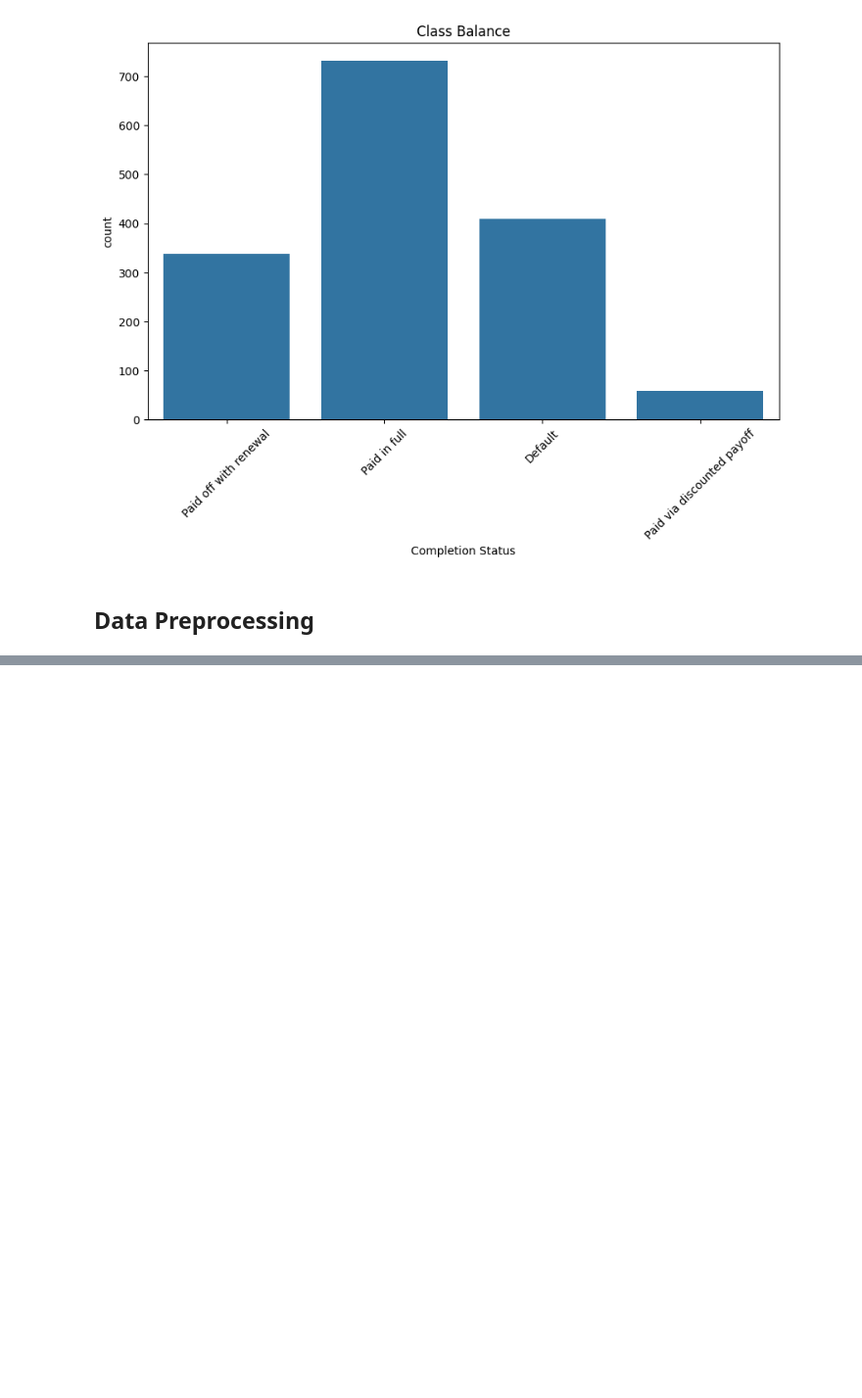
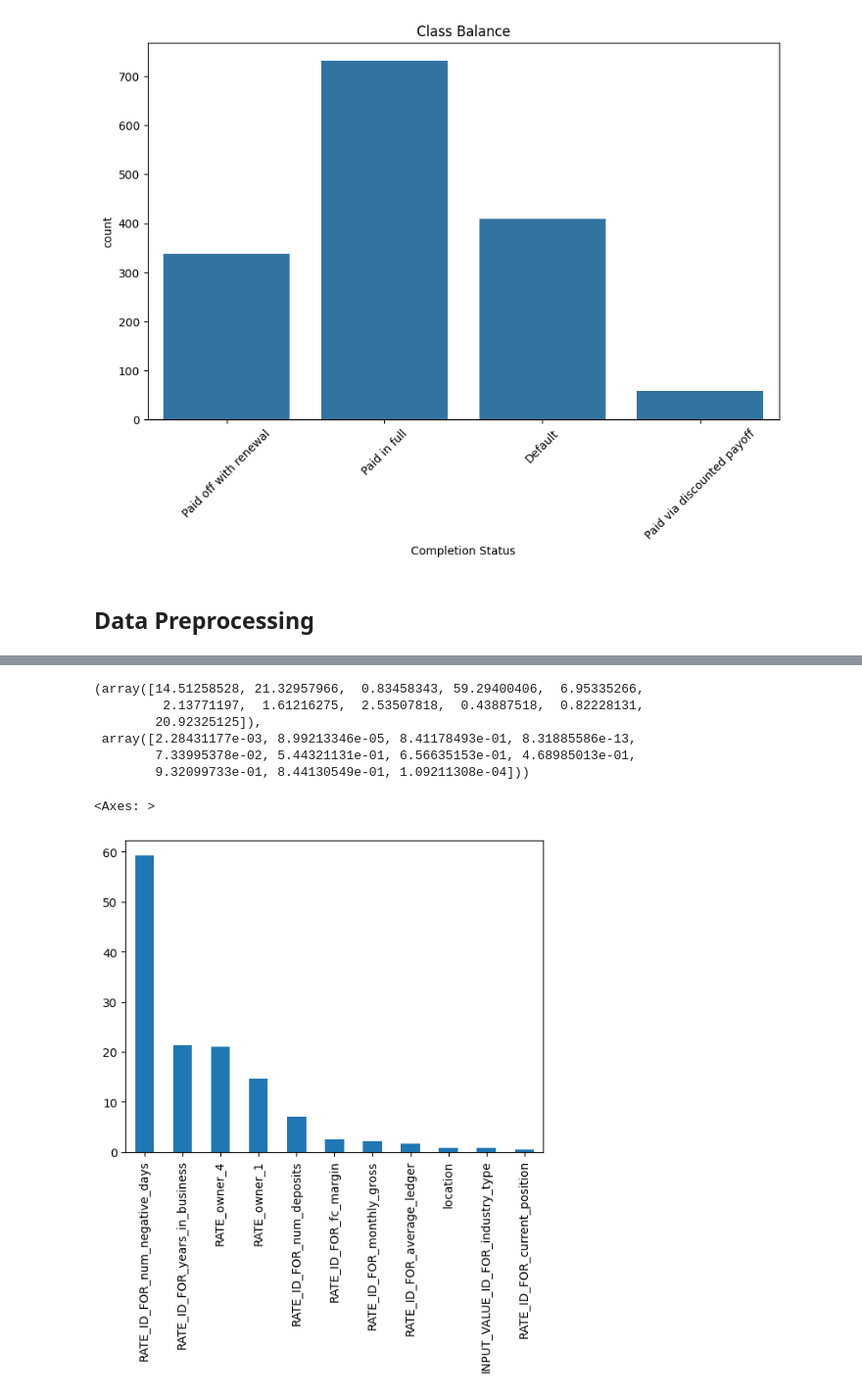
Before and after one commit to Aboodtt404/Loan-Completion-ML, a Jupyter notebook: loan_completion_ml.ipynb, the cells around one changed output, grey strips where cells are left out. Shown at 98% size. Drawn from its saved outputs; the diff is of its cells as text; code cells hidden in the pictures; blank space fills up the shorter version.

```diff
--- a/loan_completion_ml.ipynb
+++ b/loan_completion_ml.ipynb
@@ -163,0 +355,9 @@ print(feature_importance_df.head(top_n))
+# %%
+#Remove High VIF to reduce redudancy
+main_df.drop('INPUT_VALUE_ID_FOR_tax_lien_amount', axis = 1,inplace =True)
+main_df.drop('INPUT_VALUE_ID_FOR_judgement_lien_amount', axis = 1,inplace =True)
+main_df.drop('INPUT_VALUE_ID_FOR_tax_lien_percent', axis = 1,inplace =True)
+main_df.drop('judgement_lien_percent', axis = 1,inplace =True)
+
+main_df['PCA']=X_pca
+main_df['PCA'].info()
@@ -163,0 +373,37 @@ print(feature_importance_df.head(top_n))
+# %%
+from sklearn.feature_selection import chi2
+
+categorical=main_df[['RATE_owner_1',
+            'RATE_ID_FOR_years_in_business',
+            'location',
+            'RATE_ID_FOR_num_negative_days',
+            'RATE_ID_FOR_num_deposits',
+            'RATE_ID_FOR_monthly_gross',
+            'RATE_ID_FOR_average_ledger',
+            'RATE_ID_FOR_fc_margin',
+            'RATE_ID_FOR_current_position',
+            'INPUT_VALUE_ID_FOR_industry_type',
+            'RATE_owner_4',
+            'completion_status']]
+# %%
+x_temp=categorical.drop("completion_status",axis=1)
+y_temp=categorical['completion_status']
+# %%
+chi_scores=chi2(x_temp,y_temp)
+# %%
+chi_scores
+# %% [output]
+(array([14.51258528, 21.32957966,  0.83458343, 59.29400406,  6.95335266,
+         2.13771197,  1.61216275,  2.53507818,  0.43887518,  0.82228131,
+        20.92325125]),
+ array([2.28431177e-03, 8.99213346e-05, 8.41178493e-01, 8.31885586e-13,
+        7.33995378e-02, 5.44321131e-01, 6.56635153e-01, 4.68985013e-01,
+        9.32099733e-01, 8.44130549e-01, 1.09211308e-04]))
+# %%
+#the higher the chi value the more important the feature
+chi_values=pd.Series(chi_scores[0],index=x_temp.columns)
+chi_values.sort_values(ascending=False,inplace=True)
+chi_values.plot.bar()
+# %% [output]
+<Axes: >
+[figure, added]
```
Also changed, not shown: parts of 48 cells of this notebook, 1 other file.
